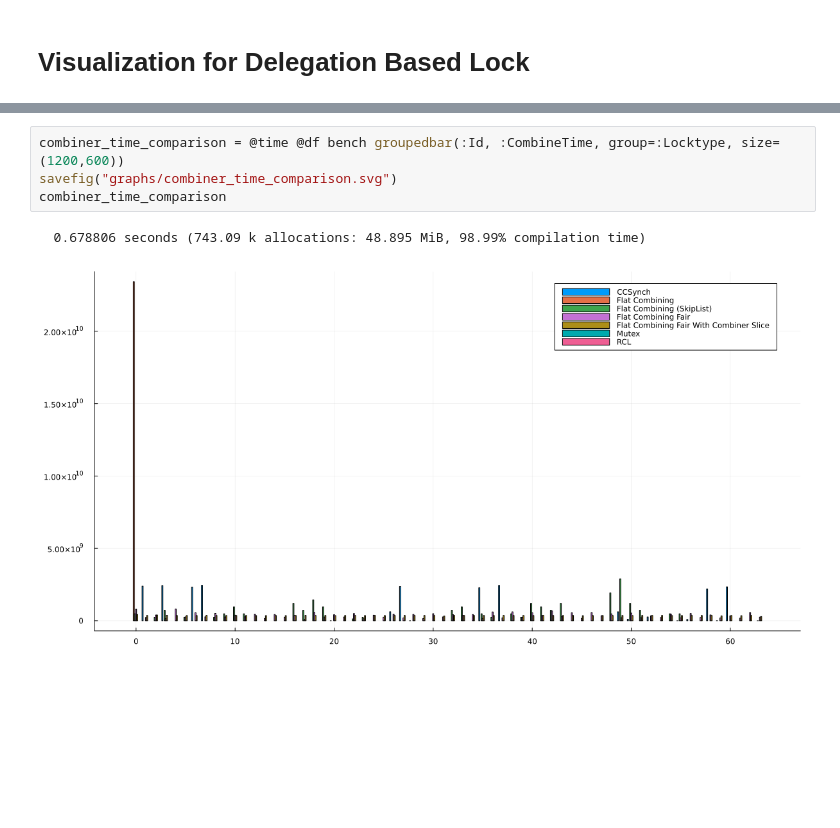
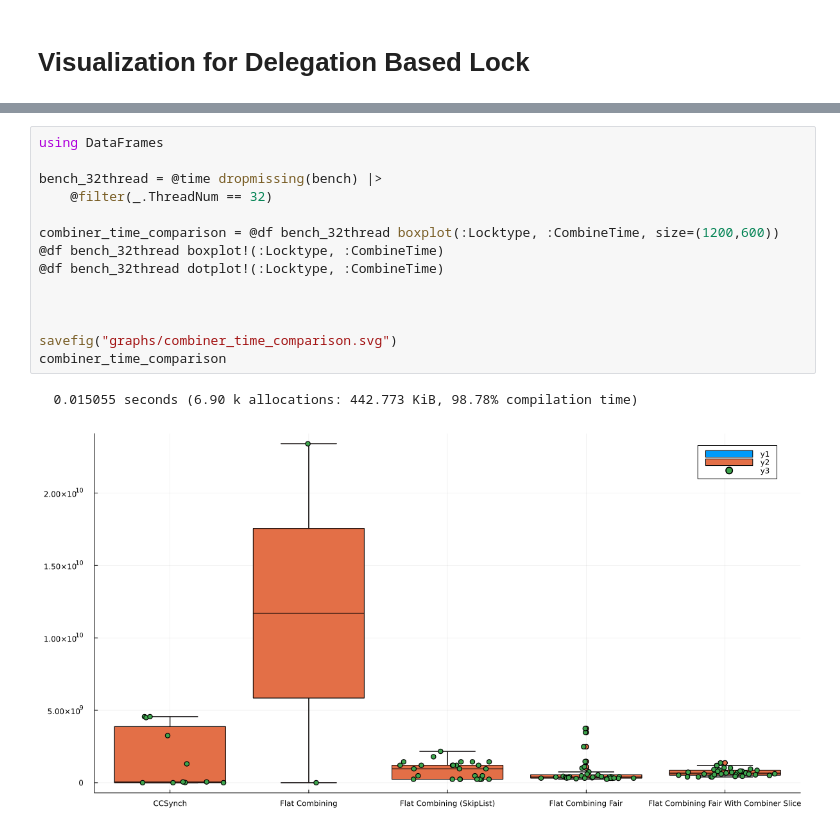
Before and after one commit to taooceros/Locks, a Jupyter notebook: visualization/graph.ipynb, the cells around one changed output, grey strips where cells are left out. Saved outputs shown, nothing was run; the diff lists cells and outputs as text; blank space fills up the shorter version.

```diff
--- a/visualization/graph.ipynb
+++ b/visualization/graph.ipynb
@@ -59,7 +56,17 @@ bench2 = bench |>
-# %%
-combiner_time_comparison = @time @df bench groupedbar(:Id, :CombineTime, group=:Locktype, size=(1200,600))
-savefig("graphs/combiner_time_comparison.svg")
-combiner_time_comparison
-# %% [output]
-  0.678806 seconds (743.09 k allocations: 48.895 MiB, 98.99% compilation time)
-[figure, removed]
+# %%
+using DataFrames
+
+bench_32thread = @time dropmissing(bench) |>
+    @filter(_.ThreadNum == 32)
+
+combiner_time_comparison = @df bench_32thread boxplot(:Locktype, :CombineTime, size=(1200,600))
+@df bench_32thread boxplot!(:Locktype, :CombineTime)
+@df bench_32thread dotplot!(:Locktype, :CombineTime)
+
+
+
+savefig("graphs/combiner_time_comparison.svg")
+combiner_time_comparison
+# %% [output]
+  0.015055 seconds (6.90 k allocations: 442.773 KiB, 98.78% compilation time)
+[figure, added]
```
Also changed, not shown: parts of 4 cells of this notebook.
